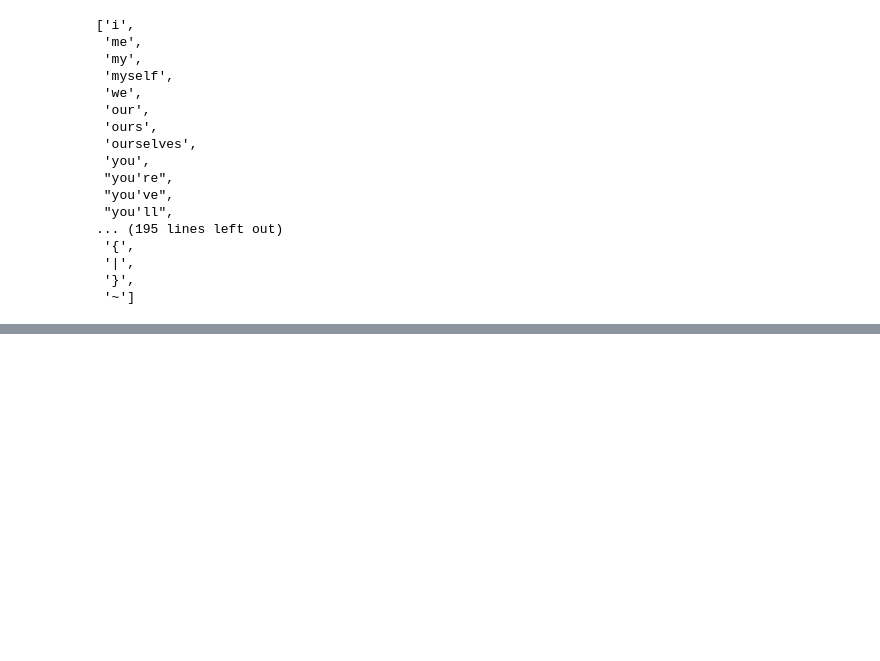
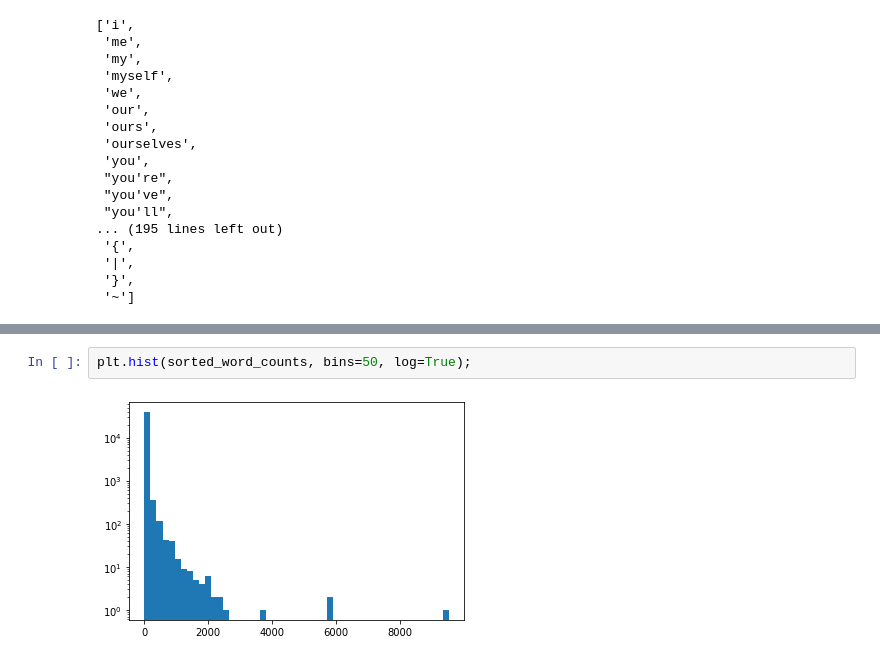
Before and after one commit to meda-cyber/Pythonude, a Jupyter notebook: EDX_data_course/week_8/Natural Language processing of Movie using nltk.ipynb, the cells around one changed output, grey strips where cells are left out. Drawn from its saved outputs; the diff is of its cells as text; blank space fills up the shorter version.

```diff
--- a/EDX_data_course/week_8/Natural Language processing of Movie using nltk.ipynb
+++ b/EDX_data_course/week_8/Natural Language processing of Movie using nltk.ipynb
@@ -276,0 +370,4 @@ def build_bag_of_words_features_filtered(romeo_words):
+# %%
+plt.hist(sorted_word_counts, bins=50, log=True);
+# %% [output]
+[figure, added]
```
Also changed, not shown: parts of 33 cells of this notebook, 1 other file.
